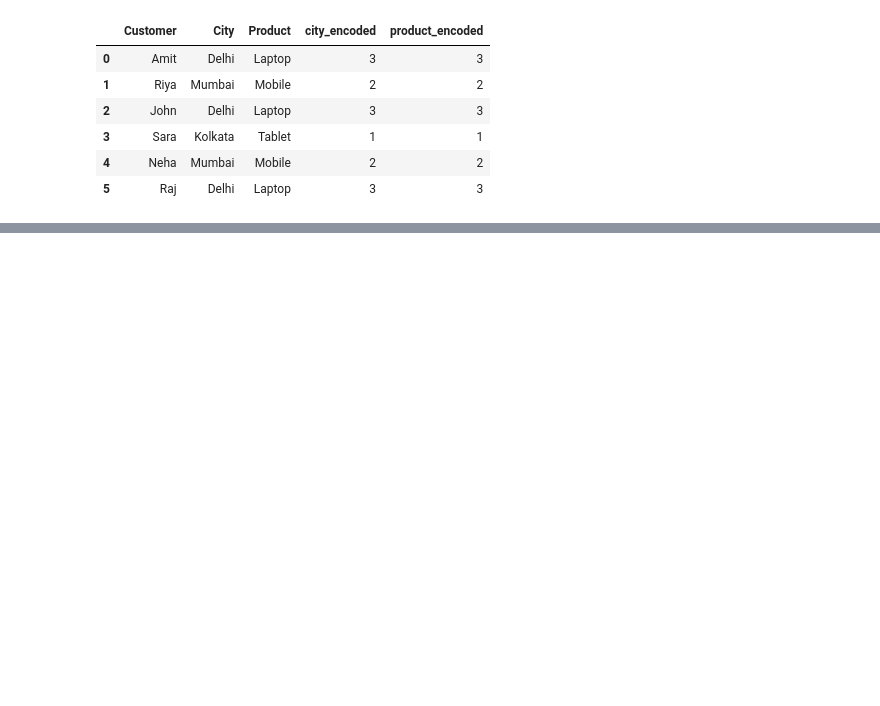
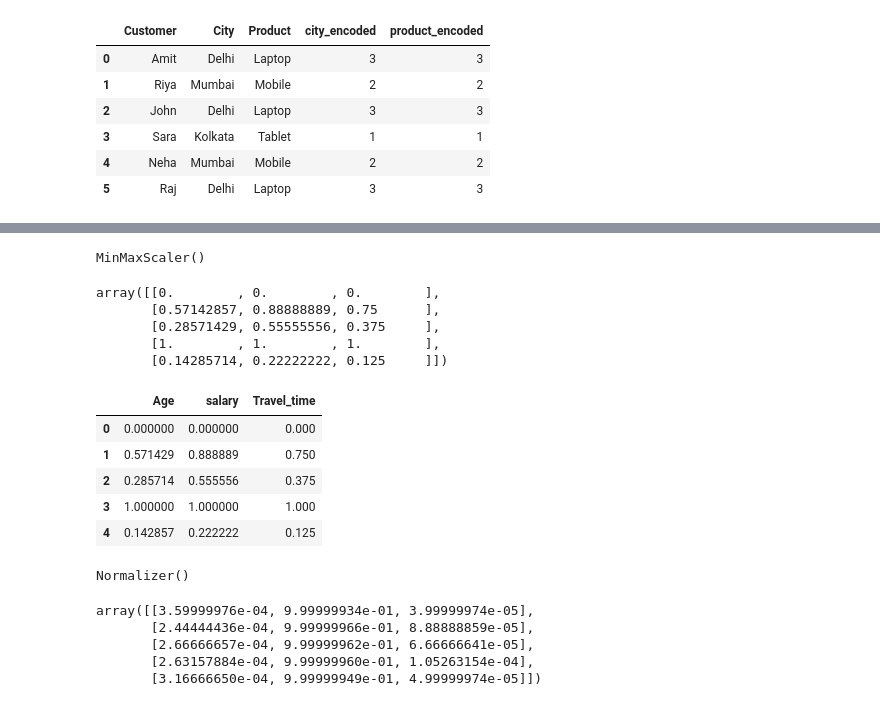
Before and after one commit to datanalytics90/PythonProjects, a Jupyter notebook: Encoding and Scaling.ipynb, the cells around one changed output, grey strips where cells are left out. Cells and saved outputs as stored; diff of their text form; code cells hidden in the pictures; blank space fills up the shorter version.

```diff
--- a/Encoding and Scaling.ipynb
+++ b/Encoding and Scaling.ipynb
@@ -153,0 +213,43 @@ df4
+# %%
+#Min-Max Scaler
+from sklearn.preprocessing import MinMaxScaler
+#Create the object
+mm=MinMaxScaler()
+mm
+# %% [output]
+MinMaxScaler()
+# %%
+scaled_data_2=mm.fit_transform(df[["Age","salary","Travel_time"]])
+scaled_data_2
+# %% [output]
+array([[0.        , 0.        , 0.        ],
+       [0.57142857, 0.88888889, 0.75      ],
+       [0.28571429, 0.55555556, 0.375     ],
+       [1.        , 1.        , 1.        ],
+       [0.14285714, 0.22222222, 0.125     ]])
+# %%
+df_scaled_2=pd.DataFrame(scaled_data_2,columns=df[["Age","salary","Travel_time"]].columns)
+df_scaled_2
+# %% [output]
+|  | Age | salary | Travel_time |
+| 0 | 0.000000 | 0.000000 | 0.000 |
+| 1 | 0.571429 | 0.888889 | 0.750 |
+| 2 | 0.285714 | 0.555556 | 0.375 |
+| 3 | 1.000000 | 1.000000 | 1.000 |
+| 4 | 0.142857 | 0.222222 | 0.125 |
+# %%
+from sklearn.preprocessing import Normalizer
+#Create the object
+nm=Normalizer()
+nm
+# %% [output]
+Normalizer()
+# %%
+scaled_data_2=nm.fit_transform(df[["Age","salary","Travel_time"]])
+scaled_data_2
+# %% [output]
+array([[3.59999976e-04, 9.99999934e-01, 3.99999974e-05],
+       [2.44444436e-04, 9.99999966e-01, 8.88888859e-05],
+       [2.66666657e-04, 9.99999962e-01, 6.66666641e-05],
+       [2.63157884e-04, 9.99999960e-01, 1.05263154e-04],
+       [3.16666650e-04, 9.99999949e-01, 4.99999974e-05]])
```
Also changed, not shown: parts of 13 cells of this notebook, 12 other files.
